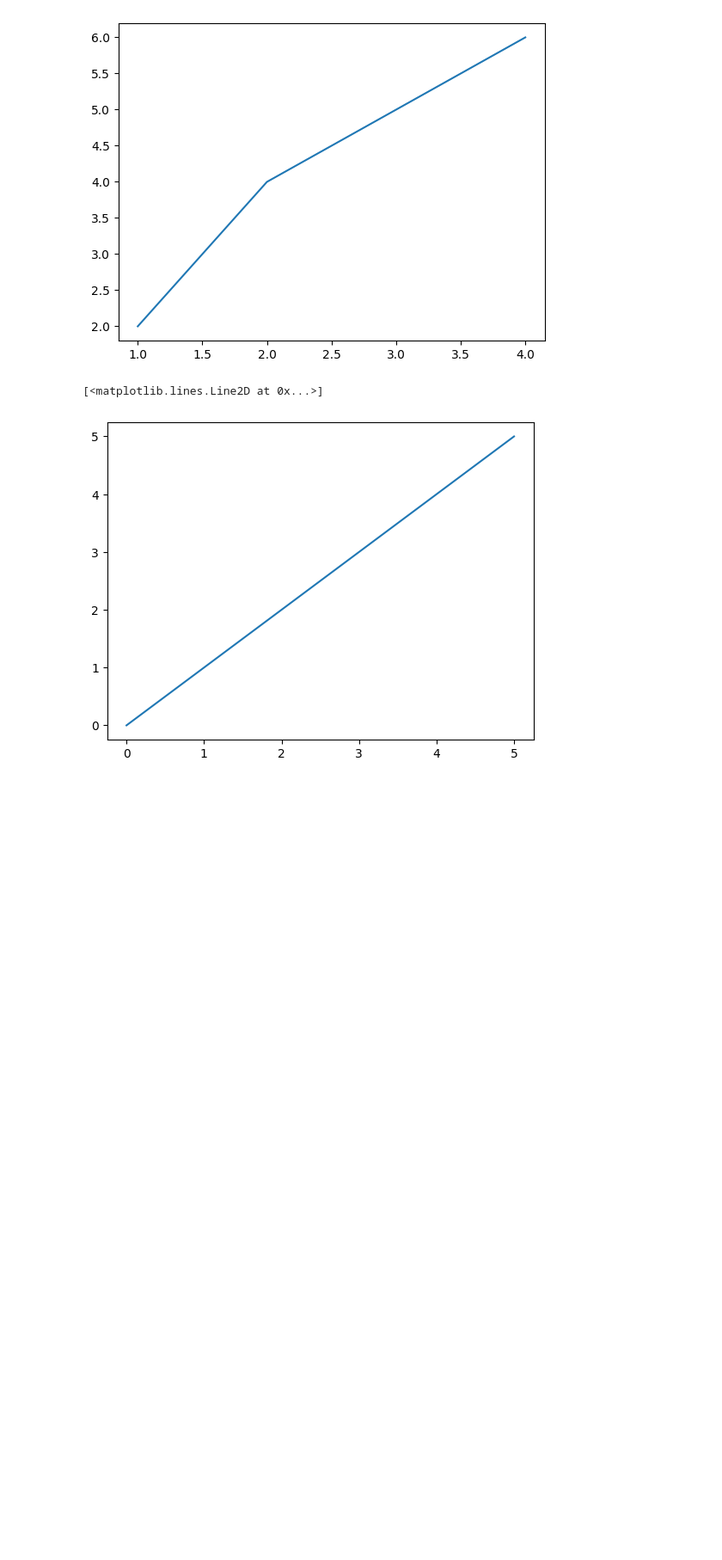
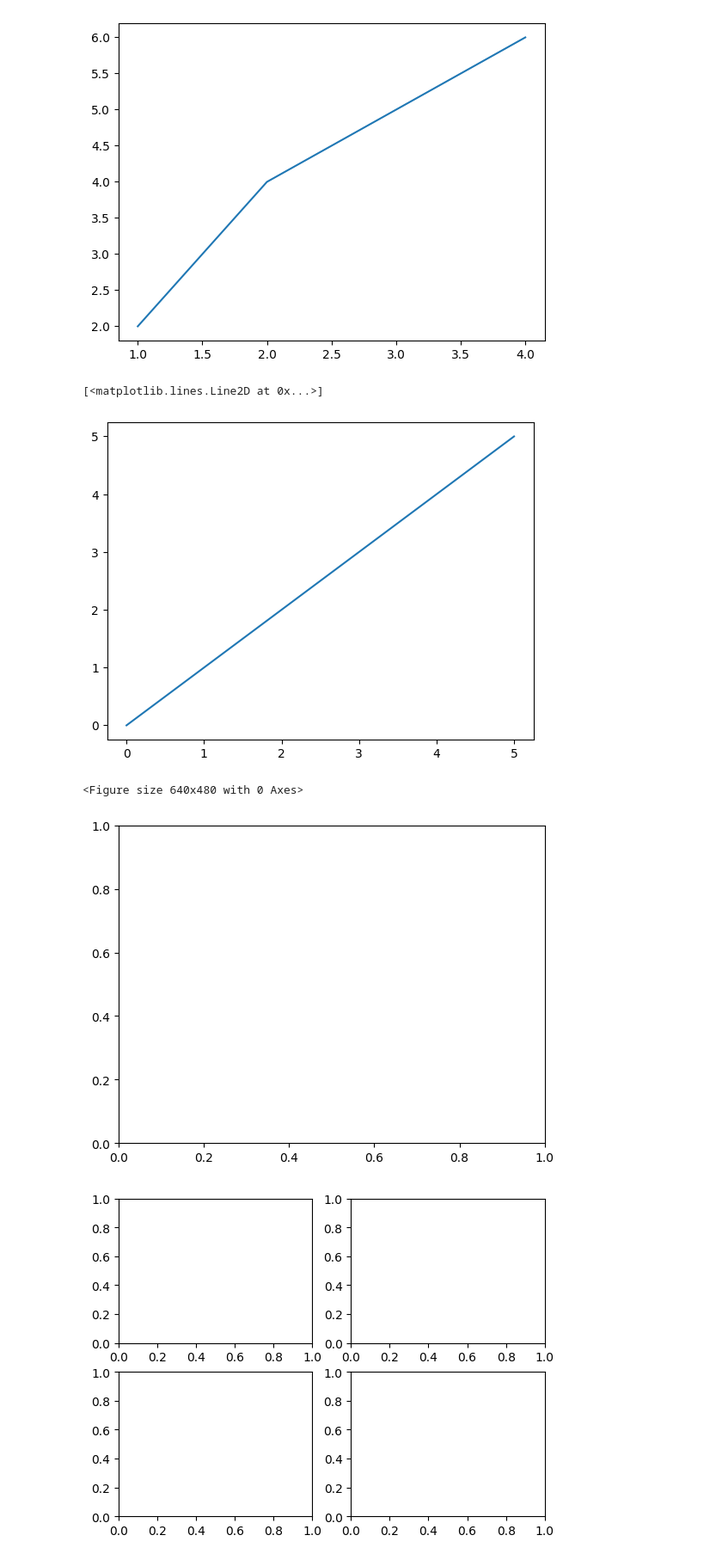
Before and after one commit to Mangal-Das/Matplotlib, a Jupyter notebook: introduction/quick_start.ipynb, the cells around one changed output. Shown: that part at 86% size. Saved outputs shown, nothing was run; the diff lists cells and outputs as text; code cells hidden in the pictures; blank space fills up the shorter version.

Commit message:
new graphs are created

```diff
--- a/introduction/quick_start.ipynb
+++ b/introduction/quick_start.ipynb
@@ -13,3 +13,12 @@ ax1.plot([0,1,2,3,4,5],[0,1,2,3,4,5])
 # %% [output]
 [<matplotlib.lines.Line2D at 0x...>]
 [figure]
+# %%
+fig=plt.figure()
+fig,ax=plt.subplots()
+fig,ax=plt.subplots(2,2)
+fig,ax=plt.subplot_mosaic([['left','right_top'],['bottom','top_left']])
+# %% [output]
+<Figure size 640x480 with 0 Axes>
+[figure, added]
+[figure, added]
```
Also changed, not shown: parts of 3 cells of this notebook.
